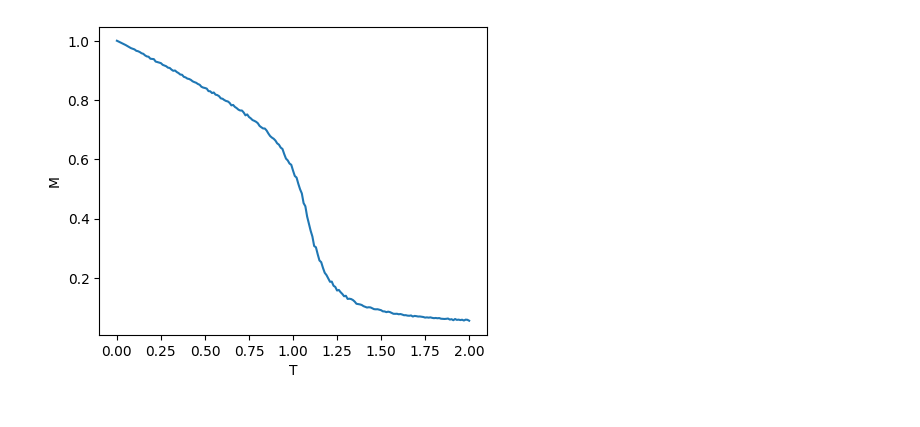
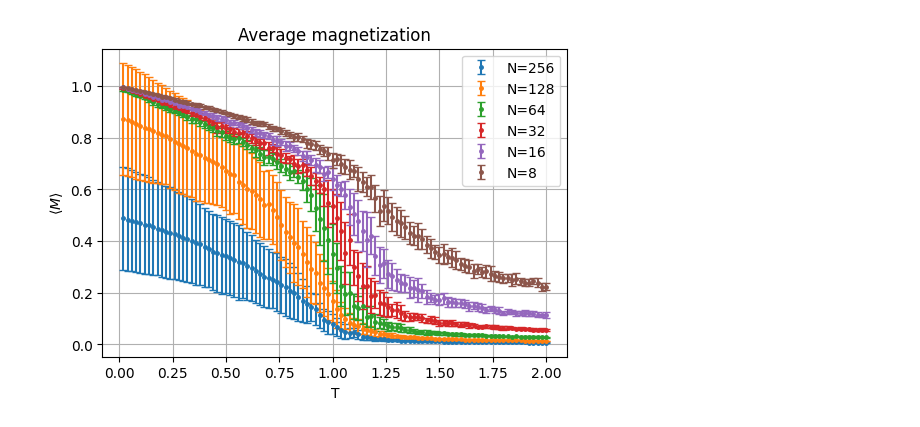
Before and after one commit to Naru-kami/xy-model, a Jupyter notebook: src/plots.ipynb, the cells around one changed output. Saved outputs shown, nothing was run; the diff lists cells and outputs as text; code cells hidden in the pictures.

```diff
--- a/src/plots.ipynb
+++ b/src/plots.ipynb
@@ -12,8 +47,14 @@ with h5py.File("data/data.hdf5") as F:
 # %%
-plt.figure(figsize=(5,4))
+plt.figure(figsize=(6,4))
 plt.tight_layout()
-plt.plot(T, E)
+plt.title("Energy per spin")
+
+for i,e in enumerate(Metropolis.E):
+    plt.errorbar(T, e.mean(axis=1), e.std(axis=1), markersize=5, marker=".", linestyle='', capsize=3, label=f"N={gridSizes[i]}")
+
+plt.legend()
 plt.xlabel("T")
-plt.ylabel("E")
+plt.ylabel(r"$\langle E \rangle$")
+plt.grid()
 plt.show()
 # %% [output]
@@ -20,0 +62,14 @@ plt.show()
+# %%
+plt.figure(figsize=(6,4))
+plt.tight_layout()
+plt.title("Specific heat")
+
+for i, c in enumerate(Metropolis.C):
+    plt.errorbar(T, c.mean(axis=1), c.std(axis=1), markersize=5, marker=".", linestyle='', capsize=3, label=f"N={gridSizes[i]}")
+
+# plt.ylim([0, 10])
+plt.legend()
+plt.xlabel("T")
+plt.ylabel(r"$C_v$")
+plt.grid()
+plt.show()
@@ -21,9 +78,15 @@ plt.show()
 # %%
-plt.figure(figsize=(5,4))
+plt.figure(figsize=(6,4))
 plt.tight_layout()
-plt.plot(T, M)
+plt.title("Average magnetization")
+
+for i, m in enumerate(Metropolis.M):
+    plt.errorbar(T, m.mean(axis=1), m.std(axis=1), markersize=5, marker=".", linestyle='', capsize=3, label=f"N={gridSizes[i]}")
+
+plt.legend()
 plt.xlabel("T")
-plt.ylabel("M")
+plt.ylabel(r"$\langle M \rangle$")
+plt.grid()
 plt.show()
 # %% [output]
-[figure, old version]
+[figure, new version]
```
Also changed, not shown: parts of 12 cells of this notebook, 3 other files.
